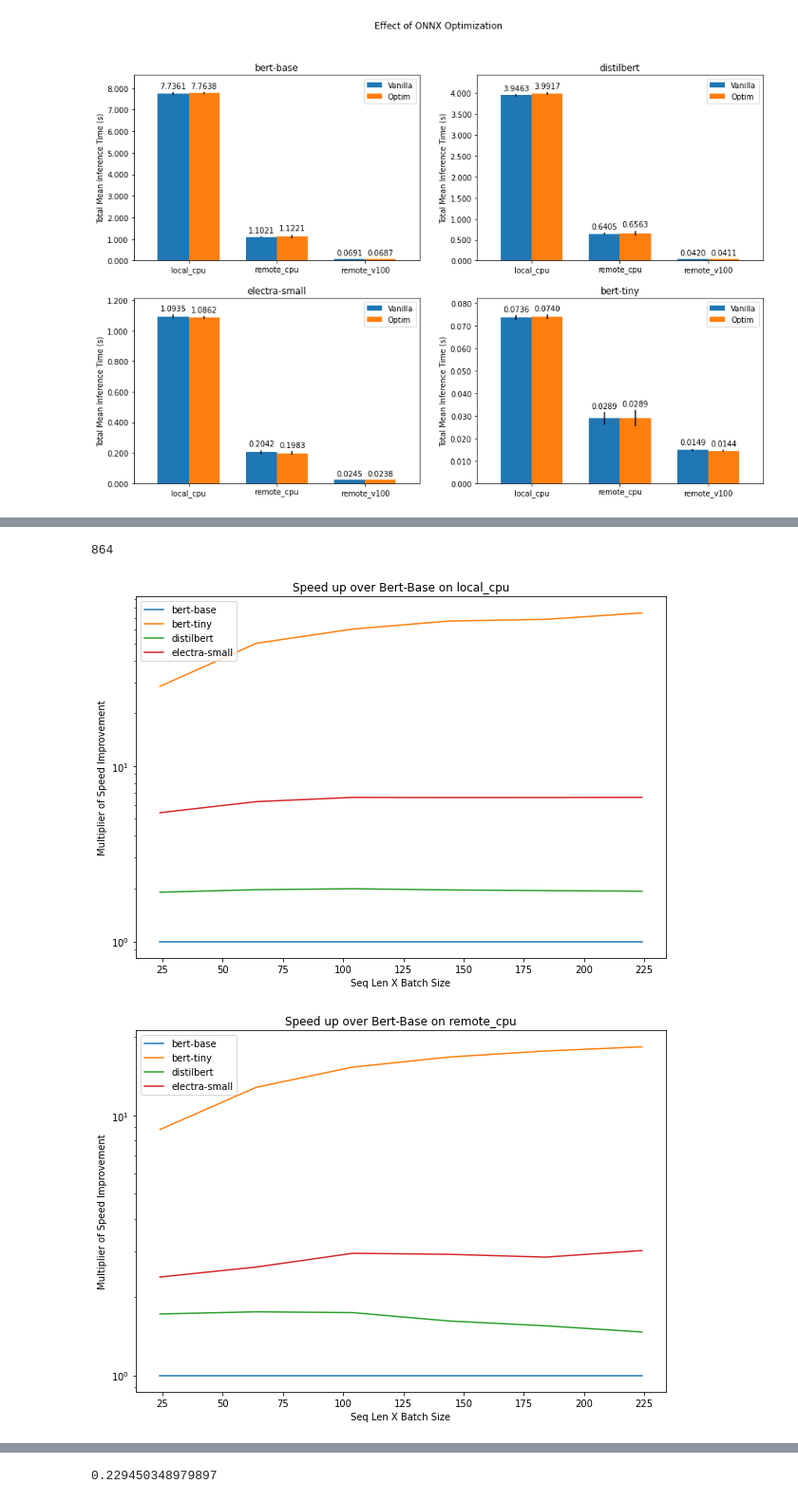
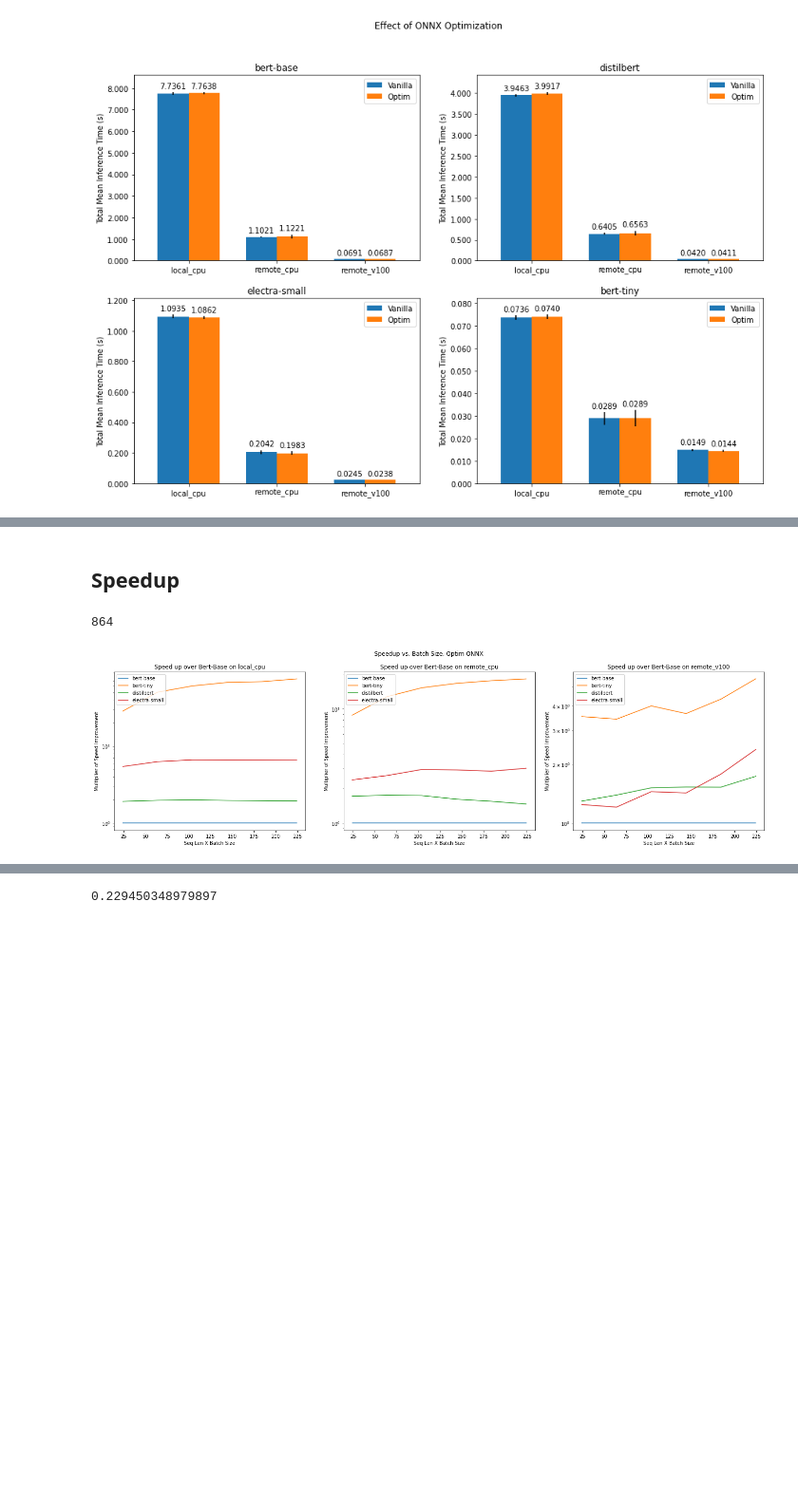
Before and after one commit to kharkarag/practical-transformer-deployment, a Jupyter notebook: Analysis.ipynb, the cells around one changed output, grey strips where cells are left out. Shown at 95% size. Drawn from its saved outputs; the diff is of its cells as text; code cells hidden in the pictures; blank space fills up the shorter version.

```diff
--- a/Analysis.ipynb
+++ b/Analysis.ipynb
@@ -14,3 +8,3 @@ os.getcwd()
 # %%
-with open('master_results_updated.json') as f:
+with open('master_results.json') as f:
     master_results = json.load(f)
@@ -53,0 +42,5 @@ NameError: name 'master_results_updated' is not defined
+# %%
+with open('cpu_optim_results.json') as f:
+    cpu_optim_results = json.load(f)
+# %%
+master_results_updated_optim = merge(master_results_updated, cpu_optim_results)
@@ -340,7 +453,9 @@ with open('../master_results_updated_optim.json') as f:
+# %% [markdown]
+## Speedup
 # %%
 ## Plot it/s vs seq_len
 data_map = []
-for model_type, v1 in data.items():
+for model_type, v1 in master_results_updated_optim.items():
     for quant, v2 in v1.items():
         for bs_seq, v3 in v2.items():
             for execu, v4 in v3.items():
@@ -362,31 +477,33 @@ df['seq_len'] = df['seq_len'] * 10 + 2
 # %%
 # compute per model speed up
 
 storage = None
 
-for e_type in ['local_cpu', 'remote_cpu', 'remote_v100']:
-    fig = plt.figure(figsize=(10,7))
+fig, ax = plt.subplots(nrows=1, ncols=3, figsize=(24, 6))
+for i, e_type in enumerate(['local_cpu', 'remote_cpu', 'remote_v100']):
+#     fig = plt.figure(figsize=(10,7))
     for ix, model in enumerate(np.unique(df['model_type'])):
         df_m = df.loc[df['model_type'] == model]
 
         df_m = df_m.loc[df_m['exec'] == e_type]
         df_m = df_m.loc[df_m['time_type'] == 'local_time']
         df_m = df_m.loc[df_m['batch_size'] == 2]
         df_m['flop'] = df_m['batch_size'] * df_m['seq_len']
         df_m['it_s'] = 1 / (df_m['mean'])
         df_m = df_m.loc[df_m['quant'] == 'true']
 
         if ix == 0:
             storage = np.array(df_m['it_s'])
 
-        plt.plot(df_m['flop'], df_m['it_s'] / storage, label=model)
+        ax[i].plot(df_m['flop'], df_m['it_s'] / storage, label=model)
 
-    plt.legend()
-    plt.title('Speed up over Bert-Base on '+e_type)
-    plt.yscale('log')
-    plt.ylabel('Multiplier of Speed Improvement')
-    plt.xlabel('Seq Len X Batch Size')
-    fig.show()
+    ax[i].legend(loc='upper left')
+    ax[i].set_title('Speed up over Bert-Base on '+e_type)
+    ax[i].set_yscale('log')
+    ax[i].set_ylabel('Multiplier of Speed Improvement')
+    ax[i].set_xlabel('Seq Len X Batch Size')
+#     fig.show()
+fig.suptitle("Speedup vs. Batch Size, Optim ONNX")
+fig.show()
 # %% [output]
-[figure, old version]
+[figure, new version]
-[figure, removed]
```
Also changed, not shown: parts of 24 cells of this notebook, 8 other files.
